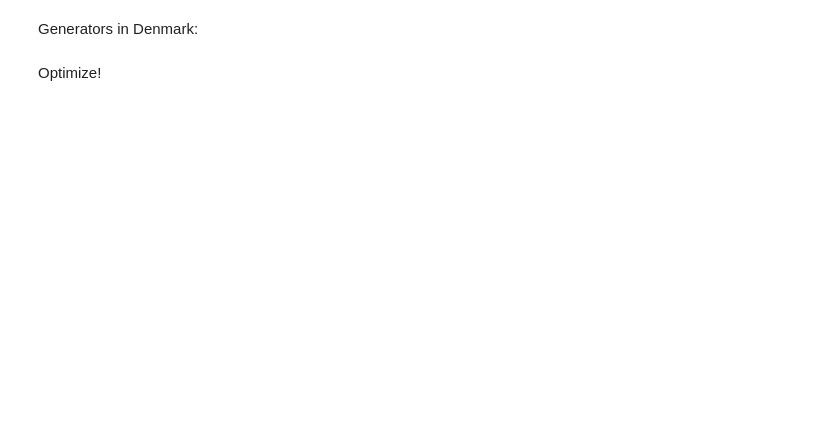
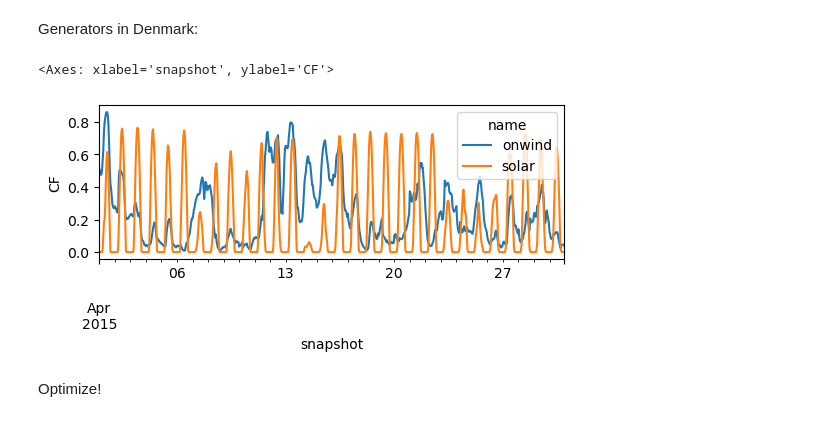
Before and after one commit to KenzoDTU/Integrated-Energy-Grids-A1G21, a Jupyter notebook: Part_1.ipynb, the cells around one changed output. Cells and saved outputs as stored; diff of their text form; code cells hidden in the pictures; blank space fills up the shorter version.

```diff
--- a/Part_1.ipynb
+++ b/Part_1.ipynb
@@ -37,23 +73,11 @@ dnk_n.add(
     "onwind",
     bus = "Denmark",
     carrier = "onwind",
-    capital_cost =  ,
-    marginal_cost = ,
-    efficiency =  ,
+    capital_cost =  costs.loc["onwind", "capital_cost"],
+    marginal_cost = costs.loc["onwind", "marginal_cost"],
+    p_max_pu = CF_wind,
     p_nom_extendable = True
     )
-# %%
-# wind offshore
-dnk_n.add(
-    "Generator",
-    "offwind",
-    bus = "Denmark",
-    carrier = "offwind",
-    capital_cost =  ,
-    marginal_cost = ,
-    efficiency =  ,
-    p_nom_extendable = True
-    )
 # %%
 # solar
 dnk_n.add(
@@ -61,9 +85,9 @@ dnk_n.add(
     "solar",
     bus = "Denmark",
     carrier = "solar",
-    capital_cost =  ,
-    marginal_cost = ,
-    efficiency =  ,
+    capital_cost = costs.loc["solar", "capital_cost"] ,
+    marginal_cost = costs.loc["solar", "marginal_cost"],
+    p_max_pu = CF_solar,
     p_nom_extendable = True
     )
 # %%
@@ -73,11 +97,16 @@ dnk_n.add(
     "CCGT",
     bus = "Denmark",
     carrier = "CCGT",
-    capital_cost =  ,
-    marginal_cost = ,
-    efficiency =  ,
+    capital_cost = costs.loc["CCGT", "capital_cost"] ,
+    marginal_cost = costs.loc["CCGT", "marginal_cost"],
+    efficiency = 0.58 ,
     p_nom_extendable = True
     )
+# %%
+dnk_n.generators_t.p_max_pu.loc["2015-04"].plot(figsize=(6, 2), ylabel="CF")
+# %% [output]
+<Axes: xlabel='snapshot', ylabel='CF'>
+[figure, added]
 # %% [markdown]
 Optimize!
 # %%
```
Also changed, not shown: parts of 16 cells of this notebook, 7 other files.
